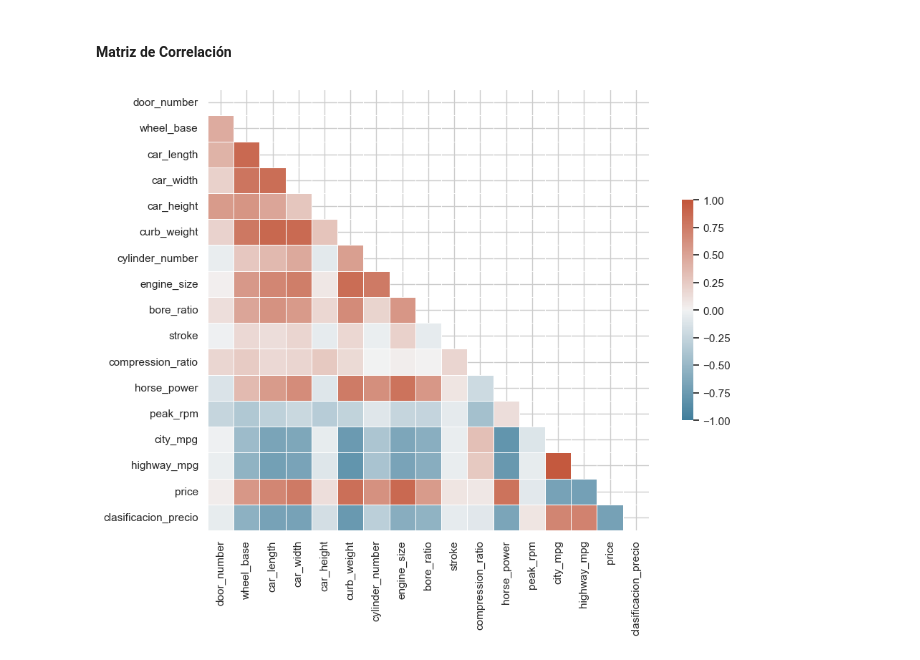
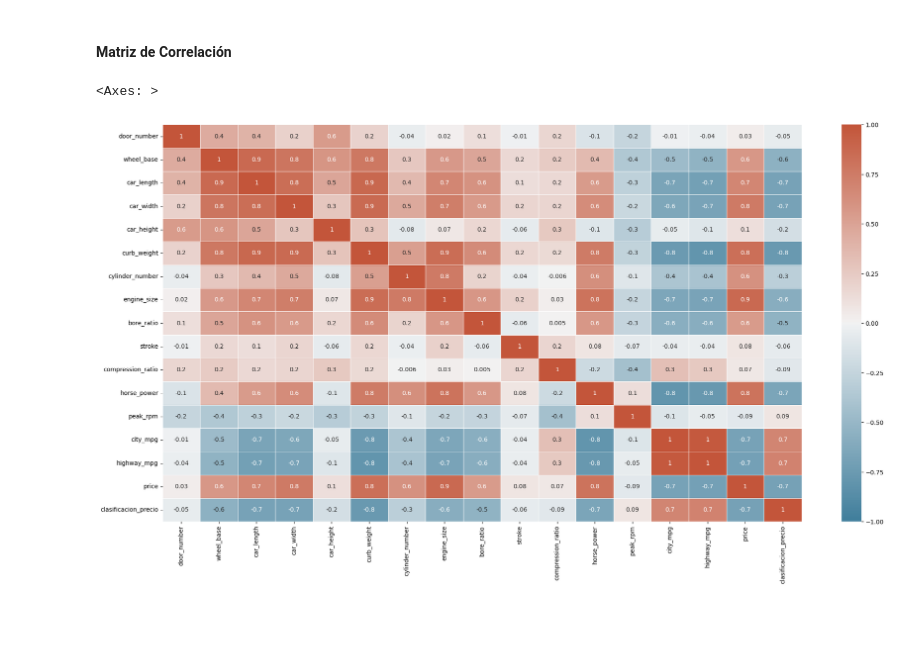
Before and after one commit to JohannaRangel/DS-M6-ML_Automotive_MarketAnalysis, a Jupyter notebook: notebooks/analisis-exploratorio.ipynb, the cells around one changed output. Saved outputs shown, nothing was run; the diff lists cells and outputs as text; code cells hidden in the pictures; blank space fills up the shorter version.

```diff
--- a/notebooks/analisis-exploratorio.ipynb
+++ b/notebooks/analisis-exploratorio.ipynb
@@ -129,30 +129,16 @@ plt.show()
 [figure]
 # %% [markdown]
 #### Matriz de Correlación
-# %%
-# Excluir la columna 'car_id'
-numeric_columns = cars.drop('car_id', axis=1).select_dtypes(include='number')
-
-# Calcular la matriz de correlación
-correlation_matrix = numeric_columns.corr()
-
-# Crear una máscara para la mitad superior de la matriz
-mask = np.triu(np.ones_like(correlation_matrix, dtype=bool))
-
-# Configurar el estilo de la paleta de colores
-cmap = sns.diverging_palette(230, 20, as_cmap=True)
-
-# Crear la figura de matplotlib
-plt.figure(figsize=(12, 8))
-
-# Especificar límites para la barra de color
-vmin, vmax = -1, 1
-
-# Crear el heatmap con seaborn
-sns.heatmap(correlation_matrix, mask=mask, cmap=cmap, vmin=vmin, vmax=vmax,
-            center=0, square=True, linewidths=.5, cbar_kws={"shrink": .5})
-
-# Mostrar el gráfico
-plt.show()
-# %% [output]
-[figure, removed]
+# %%
+# Excluir la columna 'car_id'
+numeric_columns = cars.drop('car_id', axis=1).select_dtypes(include='number')
+
+fig, ax = plt.subplots(figsize=(24,12))         # figsize
+
+# Especificar límites para la barra de color
+vmin, vmax = -1, 1
+
+sns.heatmap(numeric_columns.corr(),annot=True,linewidths=.5,fmt='.1g',cmap= sns.diverging_palette(230, 20, as_cmap=True), vmin=vmin, vmax=vmax,) # Heatmap for correlation matrix
+# %% [output]
+<Axes: >
+[figure, added]
```
Also changed, not shown: parts of 1 cell of this notebook.
